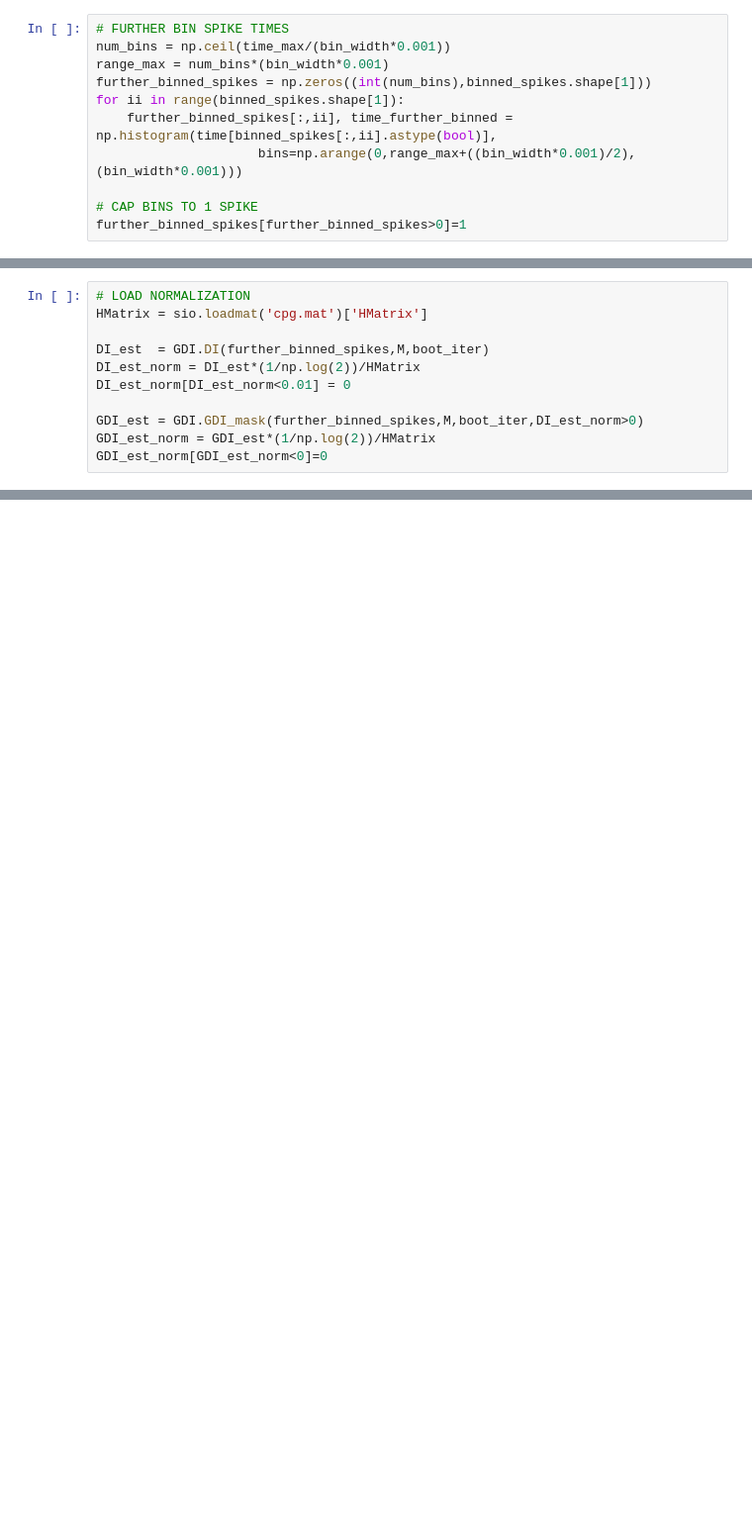
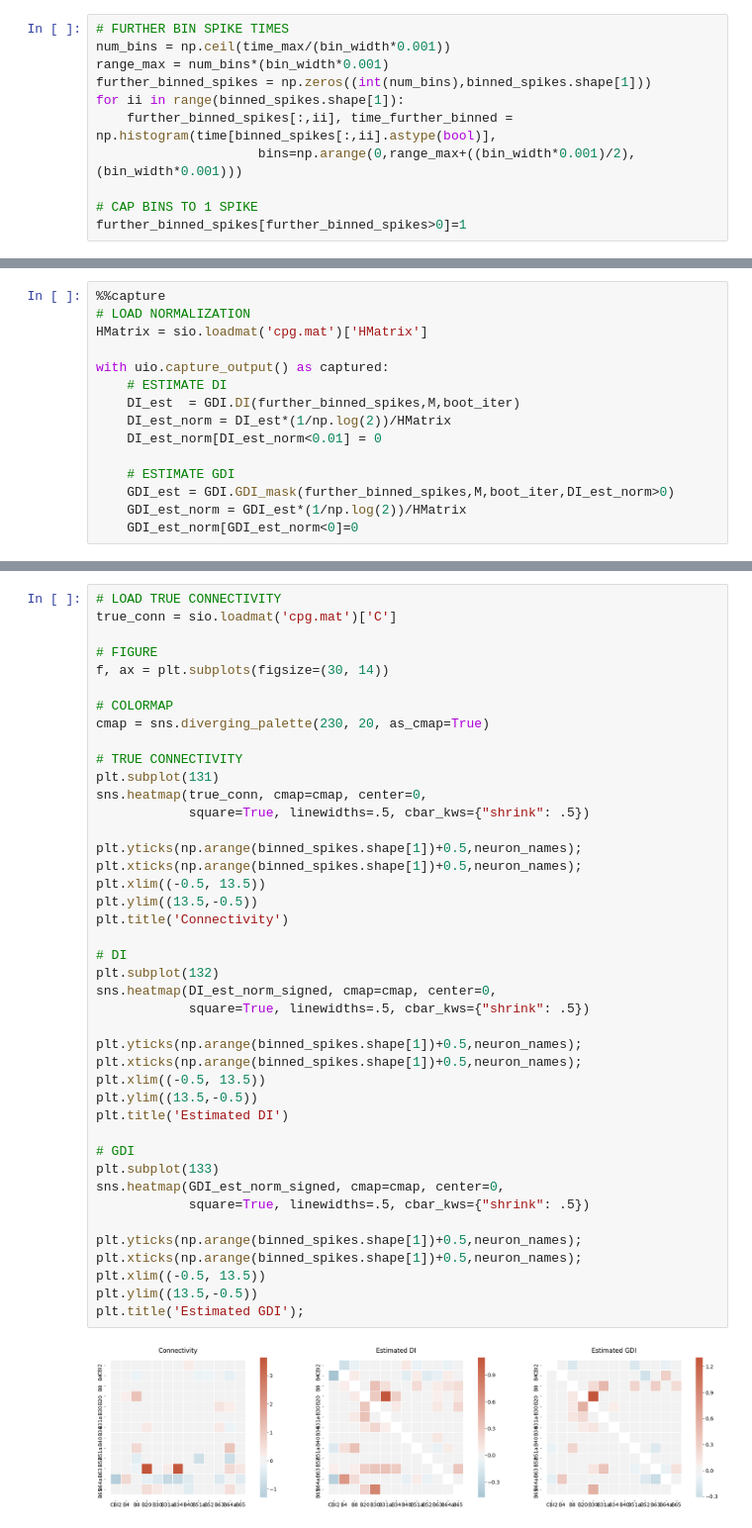
Before and after one commit to jy46/GDI, a Jupyter notebook: gdi_python/cpg.ipynb, the cells around one changed output, grey strips where cells are left out. Shown at 99% size. Saved outputs shown, nothing was run; the diff lists cells and outputs as text; blank space fills up the shorter version.

```diff
--- a/gdi_python/cpg.ipynb
+++ b/gdi_python/cpg.ipynb
@@ -63,11 +68,15 @@ plt.title('Binned CPG Raster');
 # %%
+%%capture
 # LOAD NORMALIZATION
 HMatrix = sio.loadmat('cpg.mat')['HMatrix']
 
-DI_est  = GDI.DI(further_binned_spikes,M,boot_iter)
-DI_est_norm = DI_est*(1/np.log(2))/HMatrix
-DI_est_norm[DI_est_norm<0.01] = 0
+with uio.capture_output() as captured:
+    # ESTIMATE DI
+    DI_est  = GDI.DI(further_binned_spikes,M,boot_iter)
+    DI_est_norm = DI_est*(1/np.log(2))/HMatrix
+    DI_est_norm[DI_est_norm<0.01] = 0
 
-GDI_est = GDI.GDI_mask(further_binned_spikes,M,boot_iter,DI_est_norm>0)
-GDI_est_norm = GDI_est*(1/np.log(2))/HMatrix
-GDI_est_norm[GDI_est_norm<0]=0
+    # ESTIMATE GDI
+    GDI_est = GDI.GDI_mask(further_binned_spikes,M,boot_iter,DI_est_norm>0)
+    GDI_est_norm = GDI_est*(1/np.log(2))/HMatrix
+    GDI_est_norm[GDI_est_norm<0]=0
@@ -173,0 +89,44 @@ Text(0.5,1,'Estimated GDI')
+# %%
+# LOAD TRUE CONNECTIVITY
+true_conn = sio.loadmat('cpg.mat')['C']
+
+# FIGURE
+f, ax = plt.subplots(figsize=(30, 14))
+
+# COLORMAP
+cmap = sns.diverging_palette(230, 20, as_cmap=True)
+
+# TRUE CONNECTIVITY
+plt.subplot(131)
+sns.heatmap(true_conn, cmap=cmap, center=0,
+            square=True, linewidths=.5, cbar_kws={"shrink": .5})
+
+plt.yticks(np.arange(binned_spikes.shape[1])+0.5,neuron_names);
+plt.xticks(np.arange(binned_spikes.shape[1])+0.5,neuron_names);
+plt.xlim((-0.5, 13.5))
+plt.ylim((13.5,-0.5))
+plt.title('Connectivity')
+
+# DI
+plt.subplot(132)
+sns.heatmap(DI_est_norm_signed, cmap=cmap, center=0,
+            square=True, linewidths=.5, cbar_kws={"shrink": .5})
+
+plt.yticks(np.arange(binned_spikes.shape[1])+0.5,neuron_names);
+plt.xticks(np.arange(binned_spikes.shape[1])+0.5,neuron_names);
+plt.xlim((-0.5, 13.5))
+plt.ylim((13.5,-0.5))
+plt.title('Estimated DI')
+
+# GDI
+plt.subplot(133)
+sns.heatmap(GDI_est_norm_signed, cmap=cmap, center=0,
+            square=True, linewidths=.5, cbar_kws={"shrink": .5})
+
+plt.yticks(np.arange(binned_spikes.shape[1])+0.5,neuron_names);
+plt.xticks(np.arange(binned_spikes.shape[1])+0.5,neuron_names);
+plt.xlim((-0.5, 13.5))
+plt.ylim((13.5,-0.5))
+plt.title('Estimated GDI');
+# %% [output]
+[figure, added]
```
Also changed, not shown: parts of 9 cells of this notebook.
